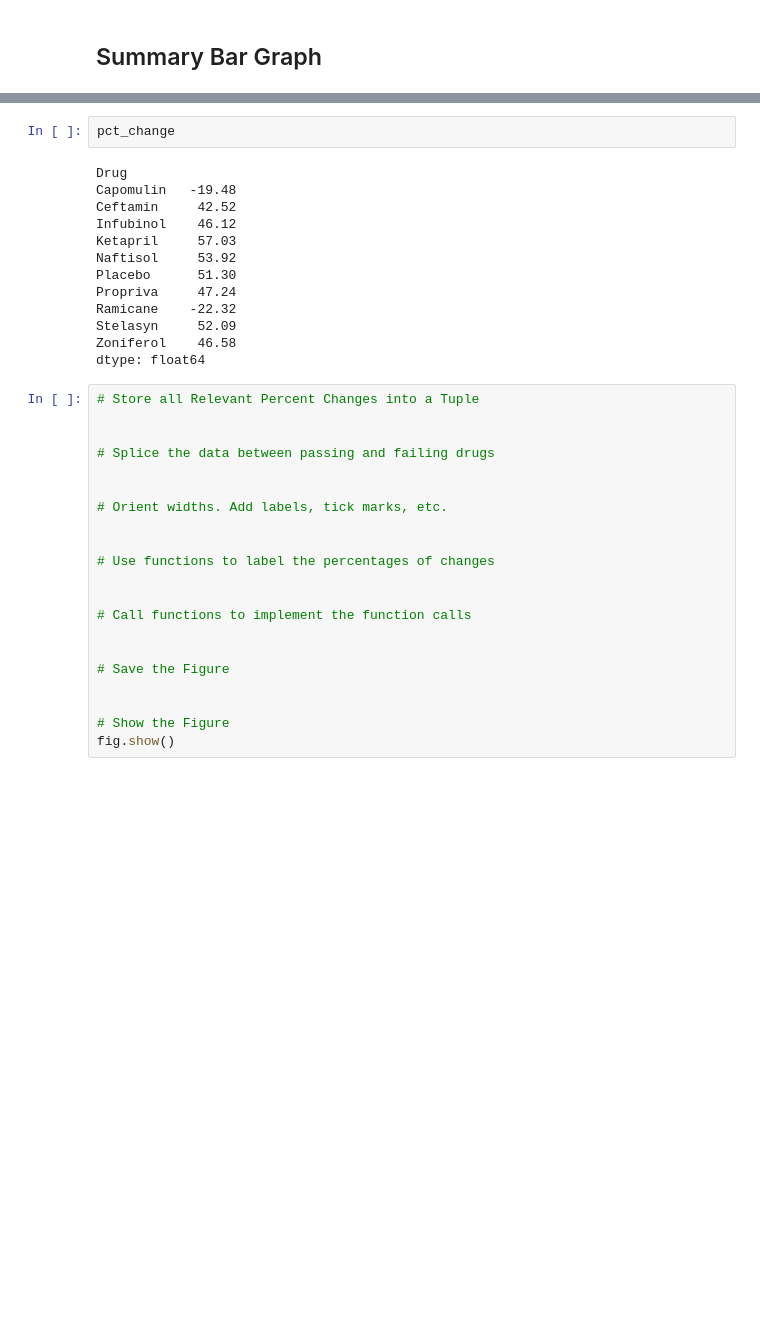
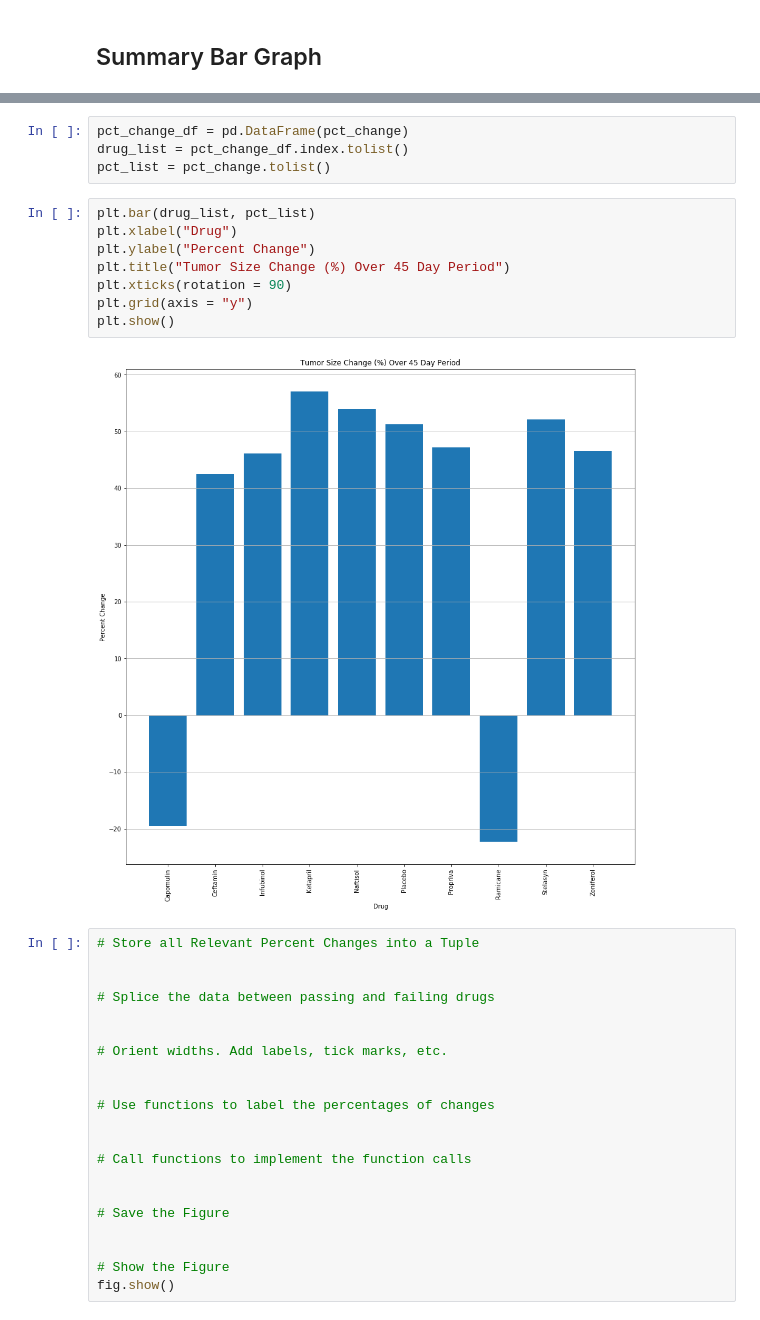
Before and after one commit to cswanson618/matplotlib-challenge, a Jupyter notebook: Pymaceuticals/pymaceuticals_swanson.ipynb, the cells around one changed output, grey strips where cells are left out. Saved outputs shown, nothing was run; the diff lists cells and outputs as text; blank space fills up the shorter version.

Commit message:
Bar Graph Working

```diff
--- a/Pymaceuticals/pymaceuticals_swanson.ipynb
+++ b/Pymaceuticals/pymaceuticals_swanson.ipynb
@@ -178,18 +180,17 @@ pct_change = round((((tumor_df.iloc[9])/(tumor_df.iloc[0]))*100)-100,2)
-# %%
-pct_change
-# %% [output]
-Drug
-Capomulin   -19.48
-Ceftamin     42.52
-Infubinol    46.12
-Ketapril     57.03
-Naftisol     53.92
-Placebo      51.30
-Propriva     47.24
-Ramicane    -22.32
-Stelasyn     52.09
-Zoniferol    46.58
-dtype: float64
+# %%
+pct_change_df = pd.DataFrame(pct_change)
+drug_list = pct_change_df.index.tolist()
+pct_list = pct_change.tolist()
+# %%
+plt.bar(drug_list, pct_list)
+plt.xlabel("Drug")
+plt.ylabel("Percent Change")
+plt.title("Tumor Size Change (%) Over 45 Day Period")
+plt.xticks(rotation = 90)
+plt.grid(axis = "y")
+plt.show()
+# %% [output]
+[figure, added]
 # %%
 # Store all Relevant Percent Changes into a Tuple
 
```
Also changed, not shown: parts of 1 cell of this notebook.
